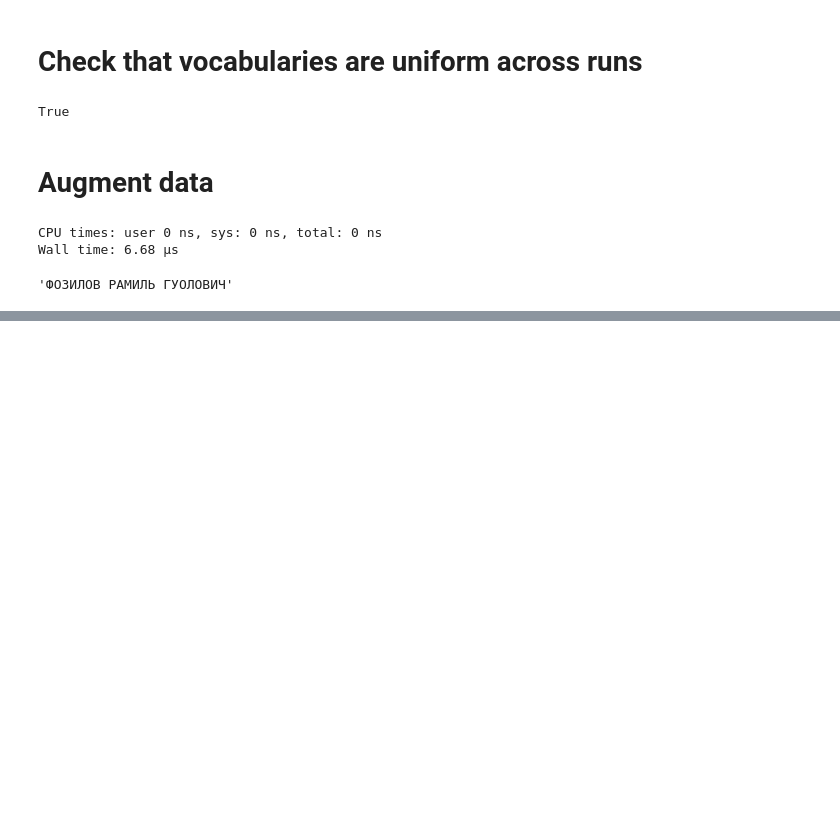
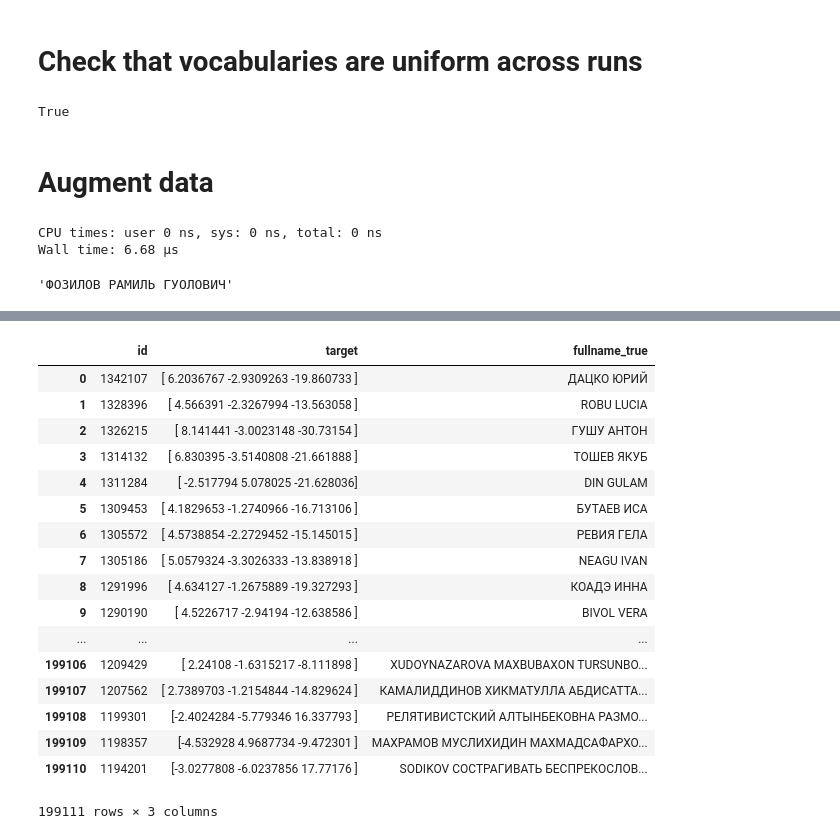
Before and after one commit to snakers4/cft-contest-2018, a Jupyter notebook: src/preprocessing_av.ipynb, the cells around one changed output, grey strips where cells are left out. Cells and saved outputs as stored; diff of their text form; code cells hidden in the pictures; blank space fills up the shorter version.

```diff
--- a/src/preprocessing_av.ipynb
+++ b/src/preprocessing_av.ipynb
@@ -240,0 +283,23 @@ trn_df_aug.to_csv('../data/aug_proc_trn.csv')
+# %%
+eval_df = pd.read_csv('eval/eval_encdec_savva_l4_h512e512_1e4.csv')
+# %%
+eval_df
+# %% [output]
+|  | id | target | fullname_true |
+| 0 | 1342107 | [ 6.2036767 -2.9309263 -19.860733 ] | ДАЦКО ЮРИЙ |
+| 1 | 1328396 | [ 4.566391 -2.3267994 -13.563058 ] | ROBU LUCIA |
+| 2 | 1326215 | [ 8.141441 -3.0023148 -30.73154 ] | ГУШУ АНТОН |
+| 3 | 1314132 | [ 6.830395 -3.5140808 -21.661888 ] | ТОШЕВ ЯКУБ |
+| 4 | 1311284 | [ -2.517794 5.078025 -21.628036] | DIN GULAM |
+| 5 | 1309453 | [ 4.1829653 -1.2740966 -16.713106 ] | БУТАЕВ ИСА |
+| 6 | 1305572 | [ 4.5738854 -2.2729452 -15.145015 ] | РЕВИЯ ГЕЛА |
+| 7 | 1305186 | [ 5.0579324 -3.3026333 -13.838918 ] | NEAGU IVAN |
+| 8 | 1291996 | [ 4.634127 -1.2675889 -19.327293 ] | КОАДЭ ИННА |
+| 9 | 1290190 | [ 4.5226717 -2.94194 -12.638586 ] | BIVOL VERA |
+| ... | ... | ... | ... |
+| 199106 | 1209429 | [ 2.24108 -1.6315217 -8.111898 ] | XUDOYNAZAROVA MAXBUBAXON TURSUNBO... |
+| 199107 | 1207562 | [ 2.7389703 -1.2154844 -14.829624 ] | КАМАЛИДДИНОВ ХИКМАТУЛЛА АБДИСАТТА... |
+| 199108 | 1199301 | [-2.4024284 -5.779346 16.337793 ] | РЕЛЯТИВИСТСКИЙ АЛТЫНБЕКОВНА РАЗМО... |
+| 199109 | 1198357 | [-4.532928 4.9687734 -9.472301 ] | МАХРАМОВ МУСЛИХИДИН МАХМАДСАФАРХО... |
+| 199110 | 1194201 | [-3.0277808 -6.0237856 17.77176 ] | SODIKOV СОСТРАГИВАТЬ БЕСПРЕКОСЛОВ... |
+199111 rows × 3 columns
```
Also changed, not shown: parts of 38 cells of this notebook, 3 other files.
